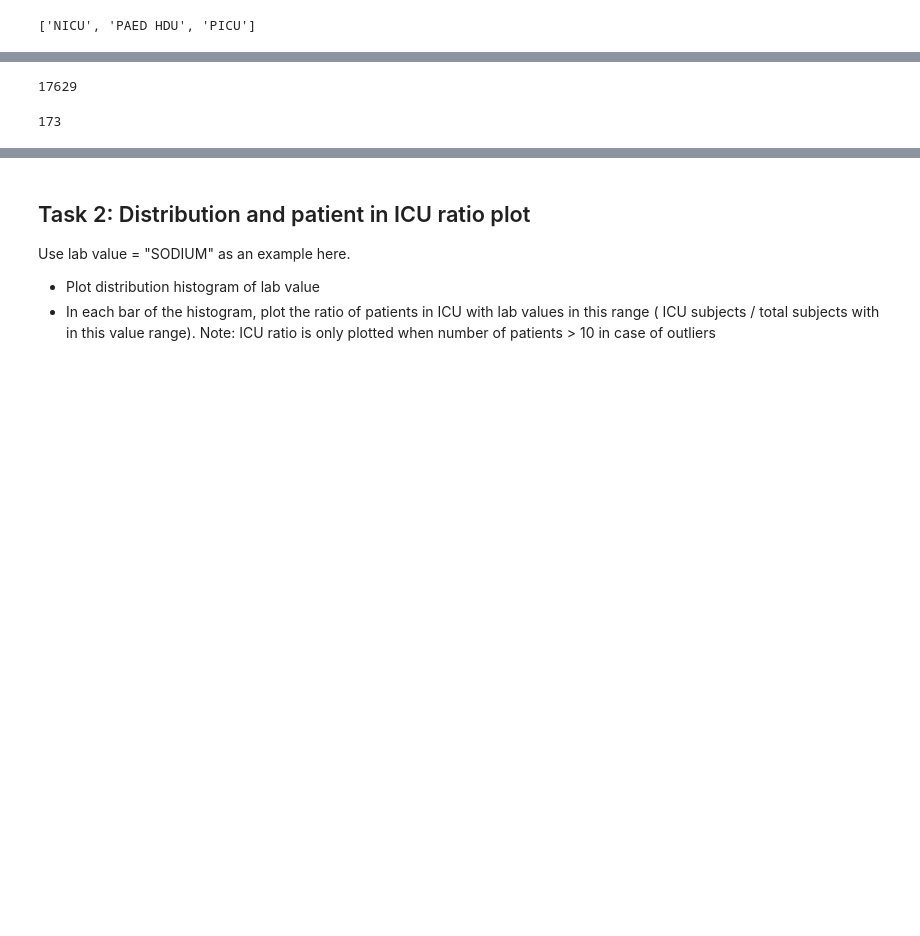
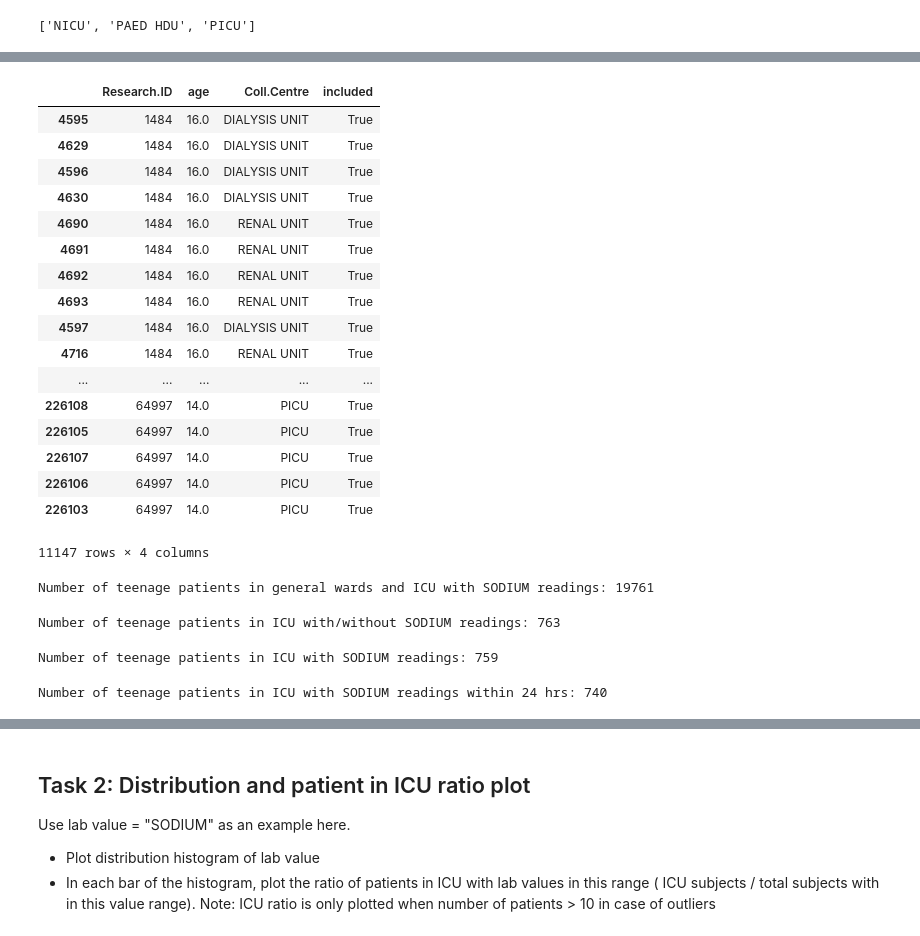
Before and after one commit to DuHao10086/ICPLM2017, a Jupyter notebook: Experiment.ipynb, the cells around one changed output, grey strips where cells are left out. Saved outputs shown, nothing was run; the diff lists cells and outputs as text; code cells hidden in the pictures; blank space fills up the shorter version.

```diff
--- a/Experiment.ipynb
+++ b/Experiment.ipynb
@@ -87,12 +109,17 @@ def addcol(x, lab_values=['SODIUM']):
         labmin = i + "_min"
         if a:
             movetime = x.loc[select, "Collected"].iloc[0]
+            #print(pd.to_datetime(df['Date'] + ' ' + df['Time']))
             #print(x["Collected"] < movetime)
+            #print(x['Research.ID'])
             #print(movetime)
             #print(movetime - pd.Timedelta("24 hours "))
-            #print(movetime)
-            condition = [i and j for i, j in zip(x['Collected'].map(lambda x: x >= movetime-pd.Timedelta("24 hours")),
-                                                 x['Collected'].map(lambda x: x < movetime))]
+            ##print(movetime)
+            #print(x[location])
+            condition = [i and j for i, j in zip(x['Collected'].map(lambda x: x >= movetime-pd.Timedelta("48 hours")),
+                                                 x['Collected'].map(lambda x: x <= movetime))
+                                                 #~x[location].isin(targets))
+                                                ]
             #print(condition)
             _max = x.loc[condition, "SODIUM"].max()
             _min = x.loc[condition, "SODIUM"].min()
@@ -113,12 +135,45 @@ data = group.apply(addcol)
+# %%
+data.loc[data['included'], ['Research.ID', 'age', location, 'included']]
+# %% [output]
+|  | Research.ID | age | Coll.Centre | included |
+| 4595 | 1484 | 16.0 | DIALYSIS UNIT | True |
+| 4629 | 1484 | 16.0 | DIALYSIS UNIT | True |
+| 4596 | 1484 | 16.0 | DIALYSIS UNIT | True |
+| 4630 | 1484 | 16.0 | DIALYSIS UNIT | True |
+| 4690 | 1484 | 16.0 | RENAL UNIT | True |
+| 4691 | 1484 | 16.0 | RENAL UNIT | True |
+| 4692 | 1484 | 16.0 | RENAL UNIT | True |
+| 4693 | 1484 | 16.0 | RENAL UNIT | True |
+| 4597 | 1484 | 16.0 | DIALYSIS UNIT | True |
+| 4716 | 1484 | 16.0 | RENAL UNIT | True |
+| ... | ... | ... | ... | ... |
+| 226108 | 64997 | 14.0 | PICU | True |
+| 226105 | 64997 | 14.0 | PICU | True |
+| 226107 | 64997 | 14.0 | PICU | True |
+| 226106 | 64997 | 14.0 | PICU | True |
+| 226103 | 64997 | 14.0 | PICU | True |
+11147 rows × 4 columns
+# %%
+print("Number of teenage patients in general wards and ICU with SODIUM readings: {0}".format(
+                            data.loc[:, ['Research.ID', 'age', location,
+                            'Collected', 'SODIUM', 'included']].dropna()['Research.ID'].unique().shape[0]))
+# %% [output]
+Number of teenage patients in general wards and ICU with SODIUM readings: 19761
+# %%
+print("Number of teenage patients in ICU with/without SODIUM readings: {0}".format(
+                            data.loc[data['included'], ['Research.ID', 'age', location,
+                            'Collected', 'SODIUM', 'included']]['Research.ID'].unique().shape[0]))
+# %% [output]
+Number of teenage patients in ICU with/without SODIUM readings: 763
+# %%
+print("Number of teenage patients in ICU with SODIUM readings: {0}".format(
+                            data.loc[data['included'], ['Research.ID', 'age', location,
+                            'Collected', 'SODIUM', 'included']].dropna()['Research.ID'].unique().shape[0]))
+# %% [output]
+Number of teenage patients in ICU with SODIUM readings: 759
 # %%
-data.loc[:, ['Research.ID', 'age', location,
-                            'Collected', 'SODIUM', "SODIUM_max",
-                            "SODIUM_min", 'included']].dropna()['Research.ID'].unique().shape[0]
+print("Number of teenage patients in ICU with SODIUM readings within 24 hrs: {0}".format(
+                            data.loc[data['included'], ['Research.ID', 'age', location,
+                            'Collected', 'SODIUM','SODIUM_max', 'SODIUM_min', 'included']].dropna()['Research.ID'].unique().shape[0]))
 # %% [output]
-17629
+Number of teenage patients in ICU with SODIUM readings within 24 hrs: 740
-# %%
-data.loc[data['included'], ['Research.ID', 'age', location,
-                            'Collected', 'SODIUM', "SODIUM_max",
-                            "SODIUM_min", 'included']].dropna()['Research.ID'].unique().shape[0]
-# %% [output]
-173
```
Also changed, not shown: parts of 21 cells of this notebook.
